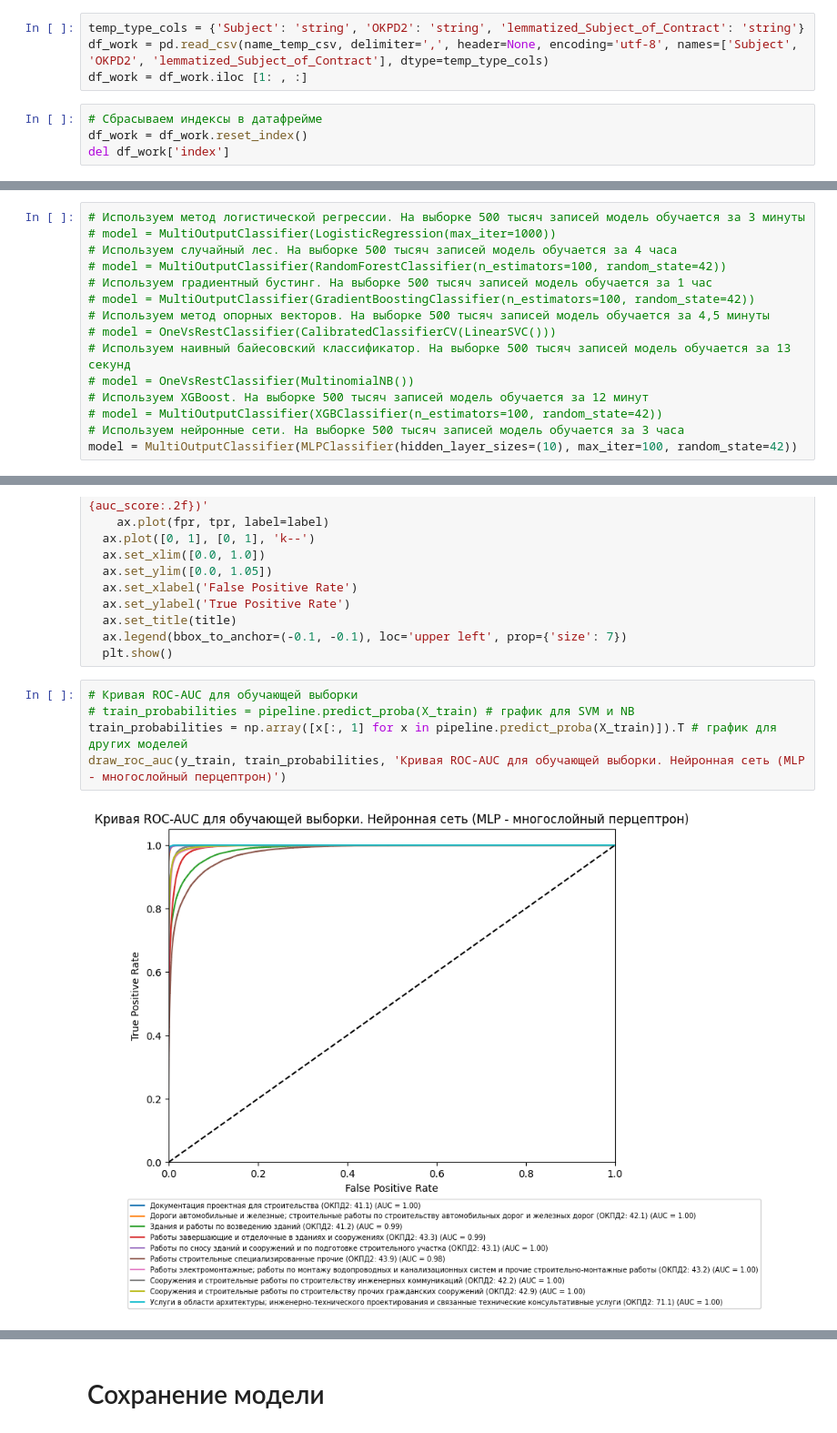
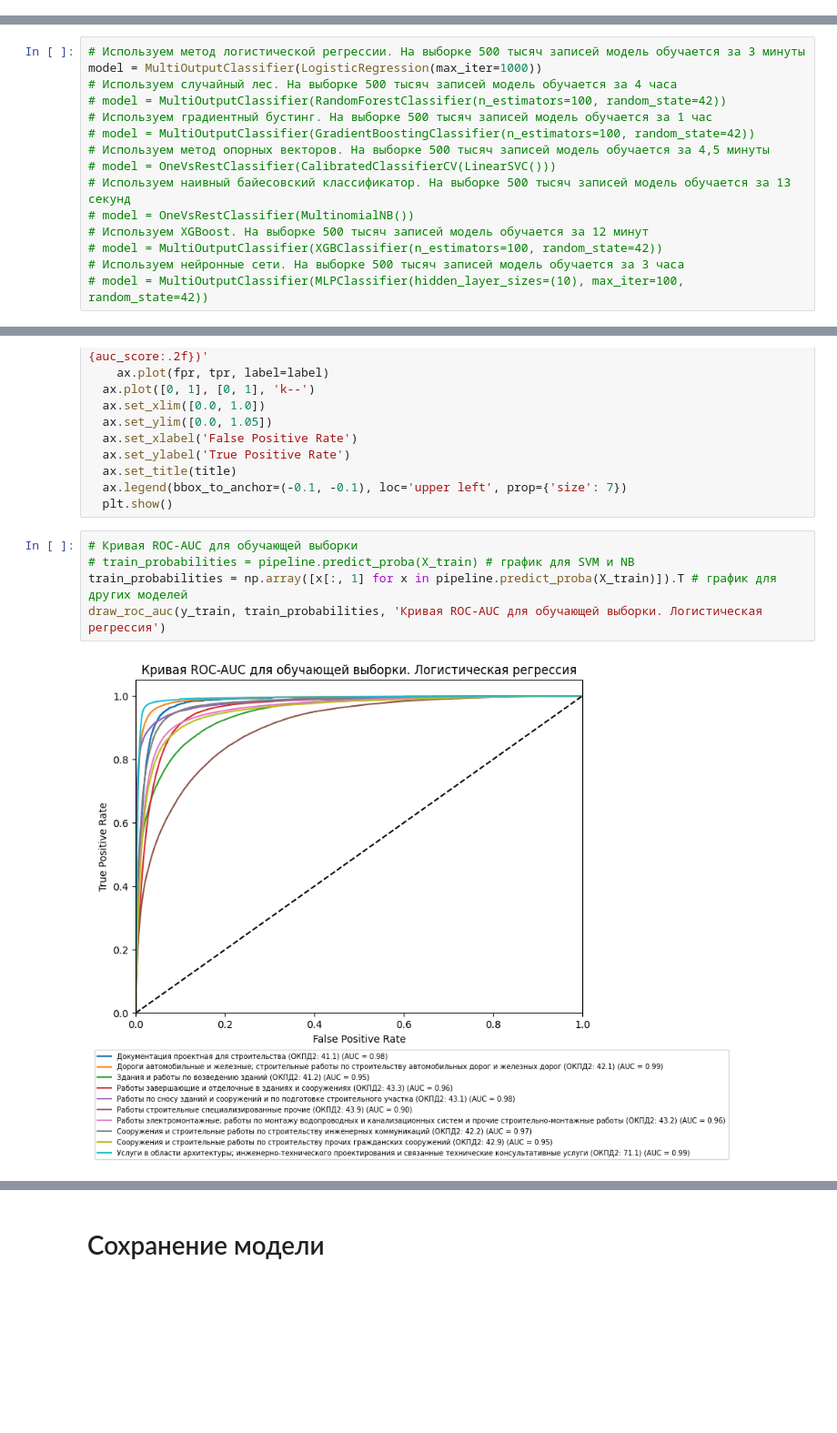
Before and after one commit to snmenshikh/vkr-baumana, a Jupyter notebook: gc_classification_msn.ipynb, the cells around one changed output, grey strips where cells are left out. Shown: that part at 91% size. Saved outputs shown, nothing was run; the diff lists cells and outputs as text; blank space fills up the shorter version.

```diff
--- a/gc_classification_msn.ipynb
+++ b/gc_classification_msn.ipynb
@@ -130,8 +166,0 @@ name_temp_csv = 'fz-temp-500.csv'
-# %%
-temp_type_cols = {'Subject': 'string', 'OKPD2': 'string', 'lemmatized_Subject_of_Contract': 'string'}
-df_work = pd.read_csv(name_temp_csv, delimiter=',', header=None, encoding='utf-8', names=['Subject', 'OKPD2', 'lemmatized_Subject_of_Contract'], dtype=temp_type_cols)
-df_work = df_work.iloc [1: , :]
-# %%
-# Сбрасываем индексы в датафрейме
-df_work = df_work.reset_index()
-del df_work['index']
@@ -185,7 +208,7 @@ X_train, X_test, y_train, y_test = train_test_split(df_work['lemmatized_Subject_
 tfidf = TfidfVectorizer(max_features=10000)
 # %%
 # Используем метод логистической регрессии. На выборке 500 тысяч записей модель обучается за 3 минуты
-# model = MultiOutputClassifier(LogisticRegression(max_iter=1000))
+model = MultiOutputClassifier(LogisticRegression(max_iter=1000))
 # Используем случайный лес. На выборке 500 тысяч записей модель обучается за 4 часа
 # model = MultiOutputClassifier(RandomForestClassifier(n_estimators=100, random_state=42))
 # Используем градиентный бустинг. На выборке 500 тысяч записей модель обучается за 1 час
@@ -197,7 +220,7 @@ tfidf = TfidfVectorizer(max_features=10000)
 # Используем XGBoost. На выборке 500 тысяч записей модель обучается за 12 минут
 # model = MultiOutputClassifier(XGBClassifier(n_estimators=100, random_state=42))
 # Используем нейронные сети. На выборке 500 тысяч записей модель обучается за 3 часа
-model = MultiOutputClassifier(MLPClassifier(hidden_layer_sizes=(10), max_iter=100, random_state=42))
+# model = MultiOutputClassifier(MLPClassifier(hidden_layer_sizes=(10), max_iter=100, random_state=42))
 # %%
 # Построим пайплайн модели обучения
 pipeline = Pipeline([
@@ -296,10 +317,10 @@ def draw_roc_auc(y_true, y_pred, title):
 # %%
 # Кривая ROC-AUC для обучающей выборки
 # train_probabilities = pipeline.predict_proba(X_train) # график для SVM и NB
 train_probabilities = np.array([x[:, 1] for x in pipeline.predict_proba(X_train)]).T # график для других моделей
-draw_roc_auc(y_train, train_probabilities, 'Кривая ROC-AUC для обучающей выборки. Нейронная сеть (MLP - многослойный перцептрон)')
+draw_roc_auc(y_train, train_probabilities, 'Кривая ROC-AUC для обучающей выборки. Логистическая регрессия')
 # %% [output]
-[figure, old version]
+[figure, new version]
 # %%
 # Кривая ROC-AUC для тестовой выборки
 # test_probabilities = pipeline.predict_proba(X_test) # график для SVM и NB
```
Also changed, not shown: parts of 18 cells of this notebook.
